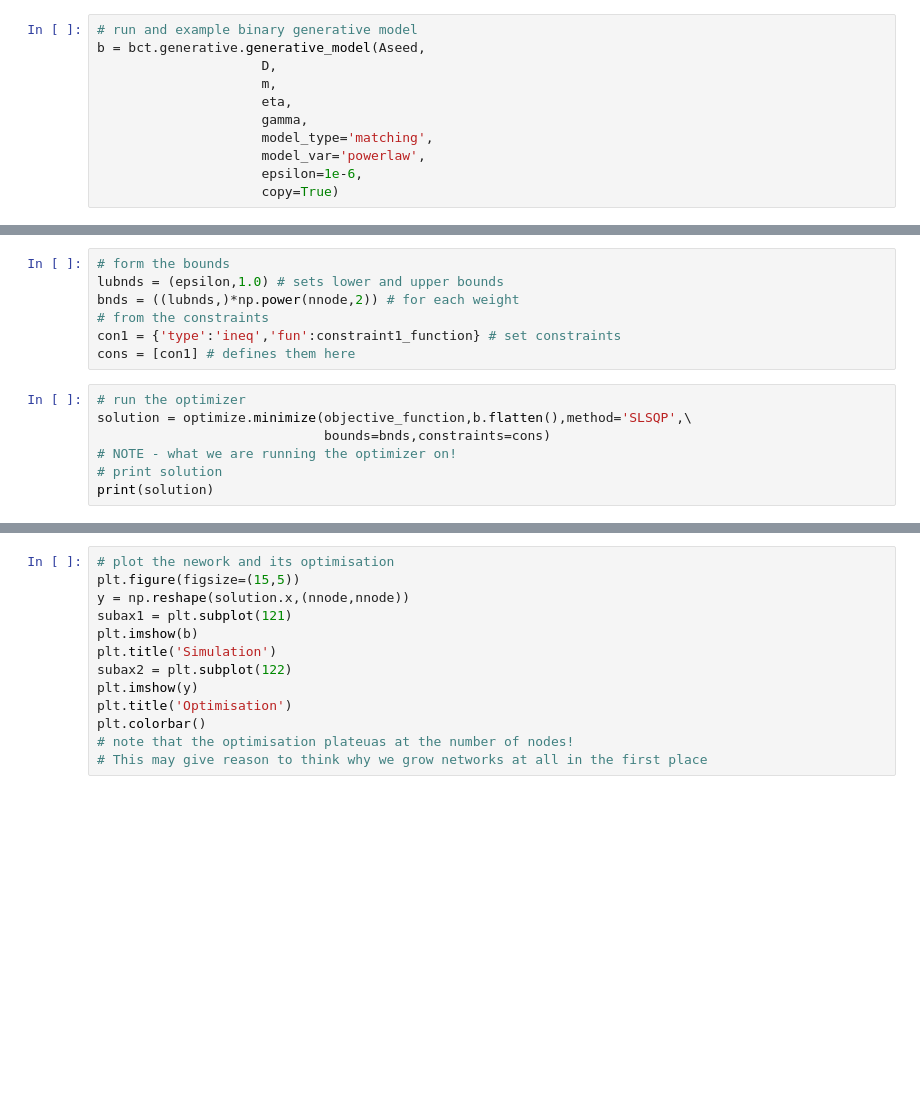
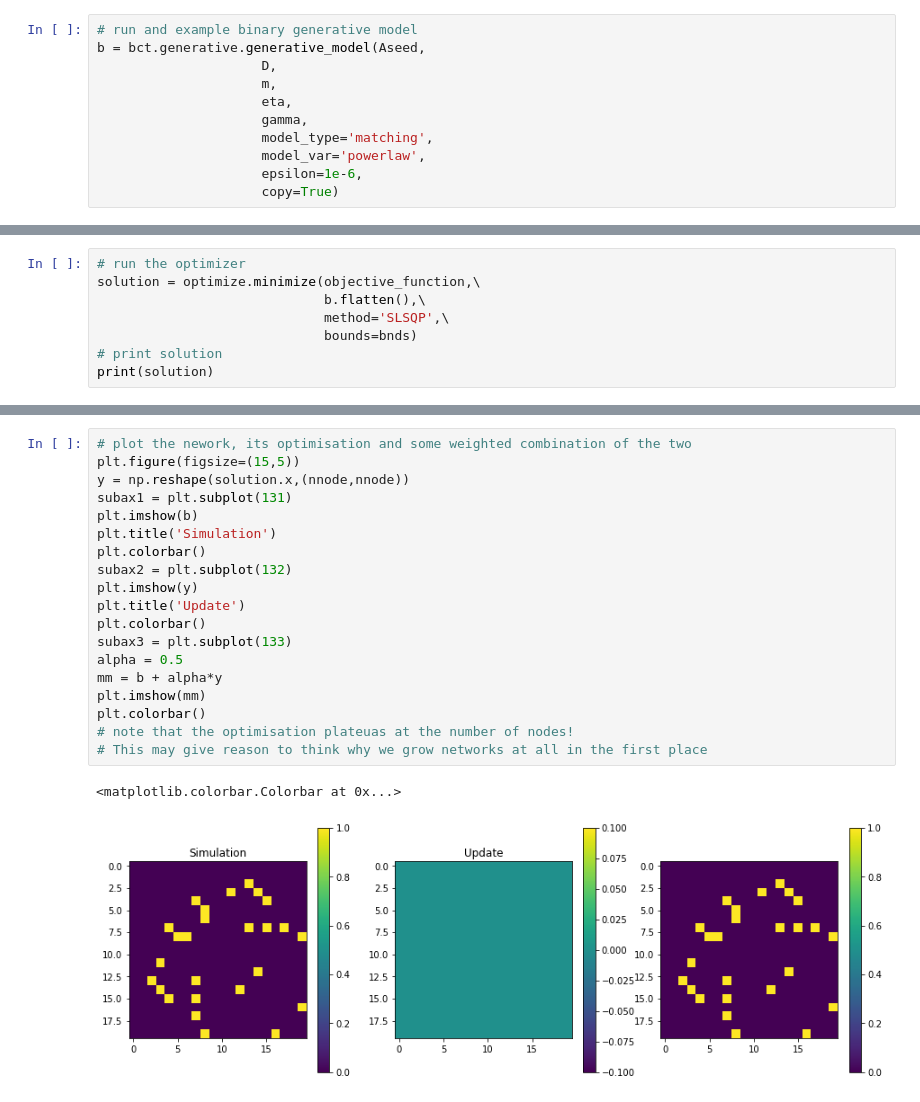
Before and after one commit to DanAkarca/weighted_generative_models, a Jupyter notebook: demo_weighted_generative_model.ipynb, the cells around one changed output, grey strips where cells are left out. Drawn from its saved outputs; the diff is of its cells as text; blank space fills up the shorter version.

```diff
--- a/demo_weighted_generative_model.ipynb
+++ b/demo_weighted_generative_model.ipynb
@@ -100,14 +123,8 @@ print(objective_function(Wexamp.flatten()))
-# %%
-# form the bounds
-lubnds = (epsilon,1.0) # sets lower and upper bounds
-bnds = ((lubnds,)*np.power(nnode,2)) # for each weight
-# from the constraints
-con1 = {'type':'ineq','fun':constraint1_function} # set constraints
-cons = [con1] # defines them here
 # %%
 # run the optimizer
-solution = optimize.minimize(objective_function,b.flatten(),method='SLSQP',\
-                             bounds=bnds,constraints=cons)
-# NOTE - what we are running the optimizer on!
+solution = optimize.minimize(objective_function,\
+                             b.flatten(),\
+                             method='SLSQP',\
+                             bounds=bnds)
 # print solution
 print(solution)
@@ -114,15 +149,24 @@ print(solution)
 # %%
-# plot the nework and its optimisation
+# plot the nework, its optimisation and some weighted combination of the two
 plt.figure(figsize=(15,5))
 y = np.reshape(solution.x,(nnode,nnode))
-subax1 = plt.subplot(121)
+subax1 = plt.subplot(131)
 plt.imshow(b)
 plt.title('Simulation')
-subax2 = plt.subplot(122)
+plt.colorbar()
+subax2 = plt.subplot(132)
 plt.imshow(y)
-plt.title('Optimisation')
+plt.title('Update')
+plt.colorbar()
+subax3 = plt.subplot(133)
+alpha = 0.5
+mm = b + alpha*y
+plt.imshow(mm)
 plt.colorbar()
 # note that the optimisation plateuas at the number of nodes!
 # This may give reason to think why we grow networks at all in the first place
+# %% [output]
+<matplotlib.colorbar.Colorbar at 0x...>
+[figure, added]
 # %%
 # initialise the weighted generative model
```
Also changed, not shown: parts of 15 cells of this notebook.
